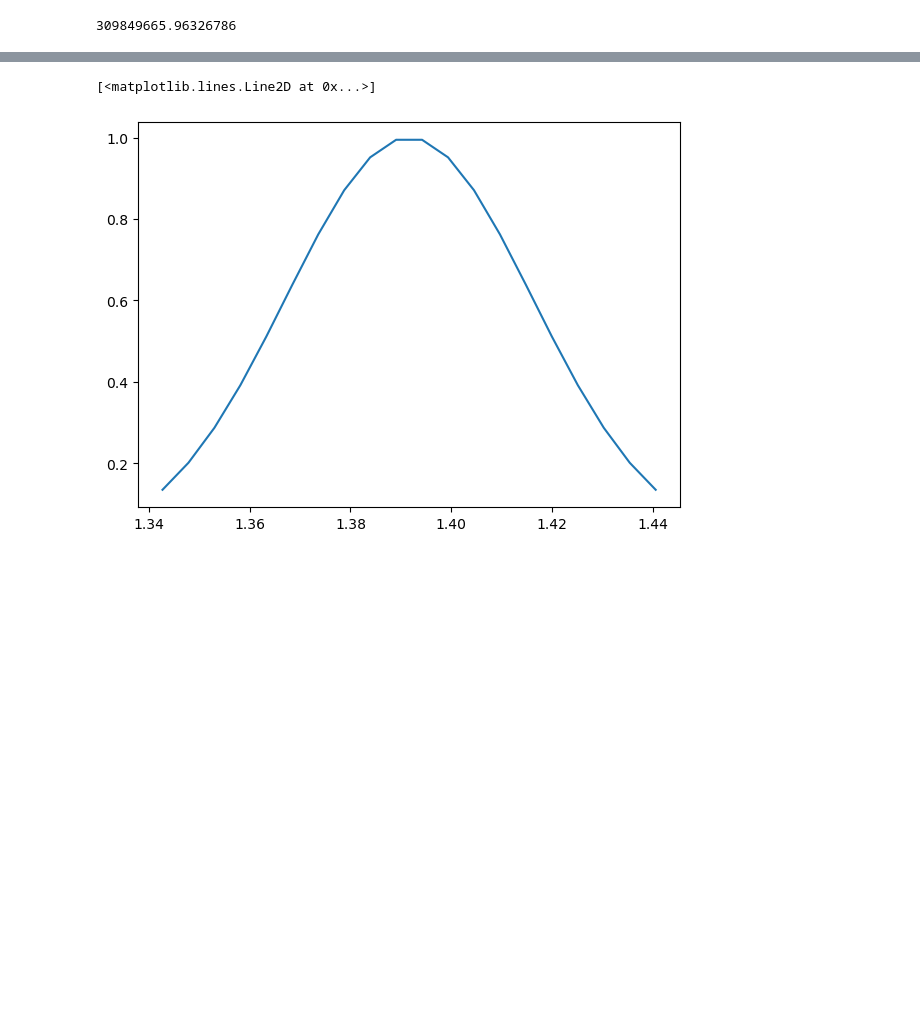
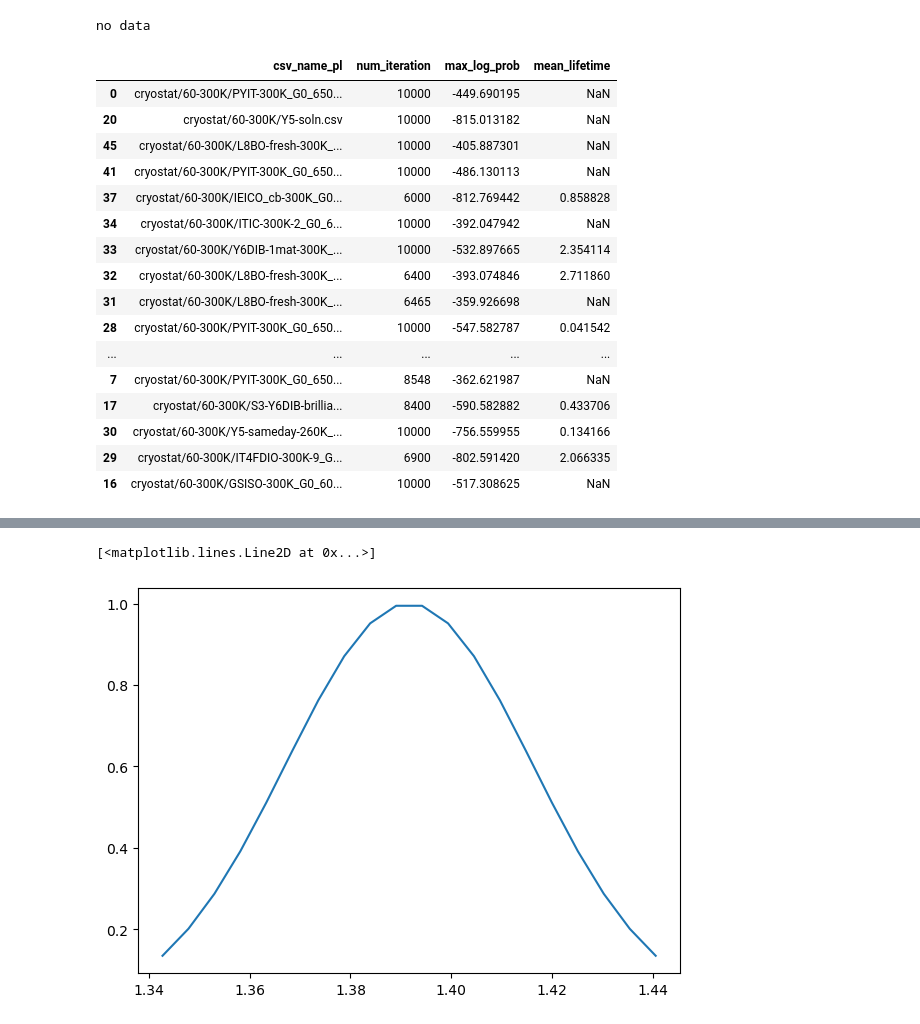
Before and after one commit to mohammedazzouzi15/pl_temp_fit, a Jupyter notebook: notebook/plot_different_n.ipynb, the cells around one changed output, grey strips where cells are left out. Saved outputs shown, nothing was run; the diff lists cells and outputs as text; code cells hidden in the pictures; blank space fills up the shorter version.

Commit message:
update the code to easily include different type of data for the fits

```diff
--- a/notebook/plot_different_n.ipynb
+++ b/notebook/plot_different_n.ipynb
@@ -14,10 +14,6 @@ from pl_temp_fit import Exp_data_utils, config_utils
 os.chdir("C:\\Users\\ma11115\\OneDrive - Imperial College London\\fit_pl_database_Hanbo")
 # access the right directory
 # os.chdir('C:\\Users\\ma11115\\OneDrive - Imperial College London\\pl_temp_fit')
-# %%
-blobs["Ex_knr"].mean()
-# %% [output]
-309849665.96326786
 # %%
 
 
@@ -41,31 +37,50 @@ for n in  range(1,6):
                     print("multi_core empty file")
                     continue
                 if reader.iteration == 0:
                     print("empty file")
                     continue
                 distribution = reader.get_chain(flat=True)
             except AttributeError:
                 print("check if single core")
 
                 reader = emcee.backends.HDFBackend(filename, name="single_core")
                 if not reader.initialized:
                     print("empty file")
                     continue
                 distribution = reader.get_chain(flat=True)
 
             true_parameters = list(np.mean(distribution, axis=0))
             model_config_save["mean"] = [f"{x:.3f}" for x in true_parameters]
             model_config_save["num_iteration"] = reader.iteration
             log_prob = reader.get_log_prob(flat=True)
             model_config_save["max_log_prob"] = np.max(log_prob)
             blobs = reader.get_blobs(flat=True,discard=100)
             model_config_save["mean_lifetime"] = 1/(blobs["Ex_knr"].mean()+blobs["Ex_kr"].mean())*1e9
 
             list_model_config.append(model_config_save)
     if len(list_model_config) == 0:
         print("no data")
     else:
         df_all = pd.DataFrame(list_model_config)
         df_all.sort_values(by="date", ascending=False, inplace=True)
         df_dict[n] = df_all
-df_all[["csv_name_PL", "num_iteration", "max_log_prob","mean_lifetime"]]
+df_all[["csv_name_pl", "num_iteration", "max_log_prob","mean_lifetime"]]
+# %% [output]
+no data
+|  | csv_name_pl | num_iteration | max_log_prob | mean_lifetime |
+| 0 | cryostat/60-300K/PYIT-300K_G0_650... | 10000 | -449.690195 | NaN |
+| 20 | cryostat/60-300K/Y5-soln.csv | 10000 | -815.013182 | NaN |
+| 45 | cryostat/60-300K/L8BO-fresh-300K_... | 10000 | -405.887301 | NaN |
+| 41 | cryostat/60-300K/PYIT-300K_G0_650... | 10000 | -486.130113 | NaN |
+| 37 | cryostat/60-300K/IEICO_cb-300K_G0... | 6000 | -812.769442 | 0.858828 |
+| 34 | cryostat/60-300K/ITIC-300K-2_G0_6... | 10000 | -392.047942 | NaN |
+| 33 | cryostat/60-300K/Y6DIB-1mat-300K_... | 10000 | -532.897665 | 2.354114 |
+| 32 | cryostat/60-300K/L8BO-fresh-300K_... | 6400 | -393.074846 | 2.711860 |
+| 31 | cryostat/60-300K/L8BO-fresh-300K_... | 6465 | -359.926698 | NaN |
+| 28 | cryostat/60-300K/PYIT-300K_G0_650... | 10000 | -547.582787 | 0.041542 |
+| ... | ... | ... | ... | ... |
+| 7 | cryostat/60-300K/PYIT-300K_G0_650... | 8548 | -362.621987 | NaN |
+| 17 | cryostat/60-300K/S3-Y6DIB-brillia... | 8400 | -590.582882 | 0.433706 |
+| 30 | cryostat/60-300K/Y5-sameday-260K_... | 10000 | -756.559955 | 0.134166 |
+| 29 | cryostat/60-300K/IT4FDIO-300K-9_G... | 6900 | -802.591420 | 2.066335 |
+| 16 | cryostat/60-300K/GSISO-300K_G0_60... | 10000 | -517.308625 | NaN |
```
Also changed, not shown: parts of 10 cells of this notebook, 22 other files.
